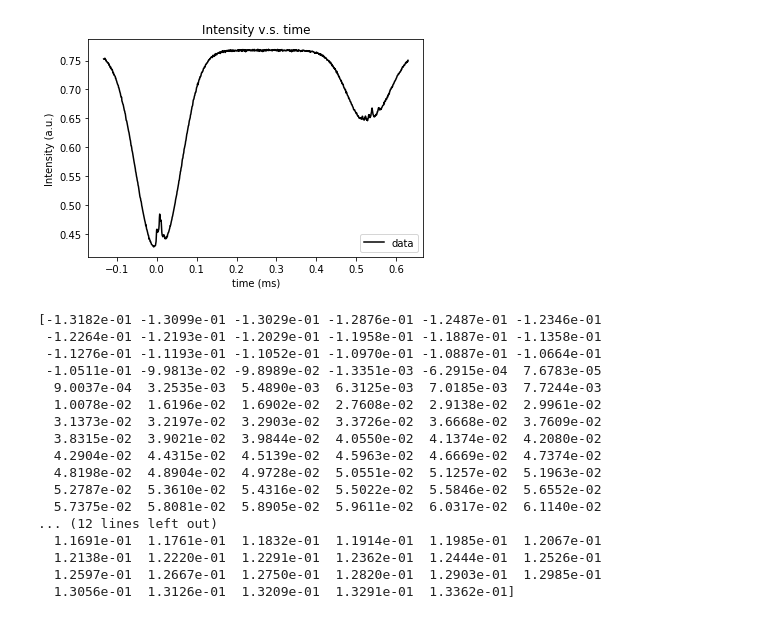
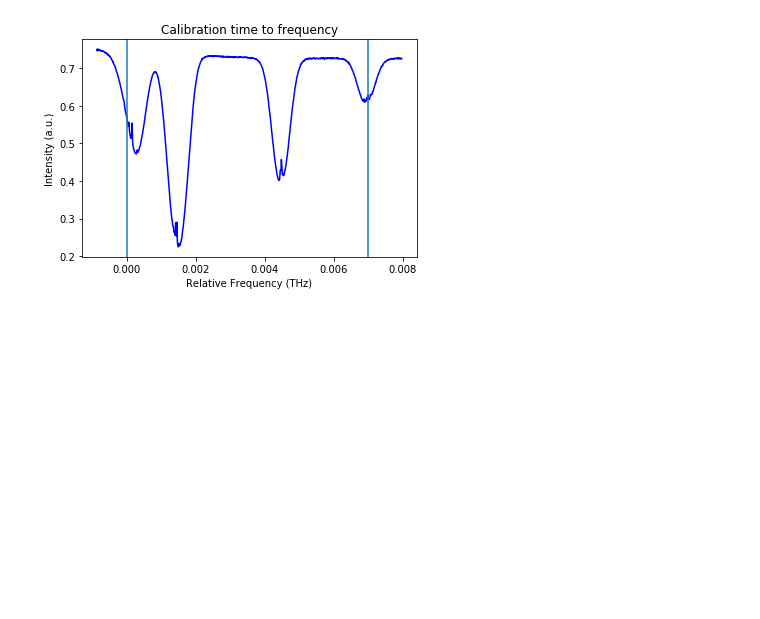
Before and after one commit to anananlyjlyj/physics-FP-Uni-HD, a Jupyter notebook: F20 Magneto-optical Trap/Part I.ipynb, the cells around one changed output. Cells and saved outputs as stored; diff of their text form; code cells hidden in the pictures; blank space fills up the shorter version.

```diff
--- a/F20 Magneto-optical Trap/Part I.ipynb
+++ b/F20 Magneto-optical Trap/Part I.ipynb
@@ -1,43 +0,0 @@
-# %%
-import numpy as np
-import matplotlib.pyplot as plt
-from astropy.modeling import models, fitting
-
-# time, intensity and derivative of intensity
-t,I,I_abl=np.loadtxt('Rb85_F2-Rb87_F1.txt',skiprows=1,usecols=(0,1,2),unpack=True)
-
-# Fit the data using a Gaussian
-g_init = models.Gaussian1D(amplitude=1., mean=0., stddev=1.)
-fit_g = fitting.LevMarLSQFitter()
-t0 = t[0:350]
-I_abl = I_abl[0:350]
-t0 = t[np.where(I_abl < 0)]
-#g = fit_g(g_init, t0, I0)
-
-plt.plot(t, I, color="black", label="data")
-#plt.plot(t0, g(t0), label='Gaussian')
-plt.xlabel("time (ms)")
-plt.ylabel("Intensity (a.u.)")
-plt.title("Intensity v.s. time")
-plt.legend()
-plt.show()
-print(t0)
-# %% [output]
-[figure, removed]
-[-1.3182e-01 -1.3099e-01 -1.3029e-01 -1.2876e-01 -1.2487e-01 -1.2346e-01
- -1.2264e-01 -1.2193e-01 -1.2029e-01 -1.1958e-01 -1.1887e-01 -1.1358e-01
- -1.1276e-01 -1.1193e-01 -1.1052e-01 -1.0970e-01 -1.0887e-01 -1.0664e-01
- -1.0511e-01 -9.9813e-02 -9.8989e-02 -1.3351e-03 -6.2915e-04  7.6783e-05
-  9.0037e-04  3.2535e-03  5.4890e-03  6.3125e-03  7.0185e-03  7.7244e-03
-  1.0078e-02  1.6196e-02  1.6902e-02  2.7608e-02  2.9138e-02  2.9961e-02
-  3.1373e-02  3.2197e-02  3.2903e-02  3.3726e-02  3.6668e-02  3.7609e-02
-  3.8315e-02  3.9021e-02  3.9844e-02  4.0550e-02  4.1374e-02  4.2080e-02
-  4.2904e-02  4.4315e-02  4.5139e-02  4.5963e-02  4.6669e-02  4.7374e-02
-  4.8198e-02  4.8904e-02  4.9728e-02  5.0551e-02  5.1257e-02  5.1963e-02
-  5.2787e-02  5.3610e-02  5.4316e-02  5.5022e-02  5.5846e-02  5.6552e-02
-  5.7375e-02  5.8081e-02  5.8905e-02  5.9611e-02  6.0317e-02  6.1140e-02
-... (12 lines left out)
-  1.1691e-01  1.1761e-01  1.1832e-01  1.1914e-01  1.1985e-01  1.2067e-01
-  1.2138e-01  1.2220e-01  1.2291e-01  1.2362e-01  1.2444e-01  1.2526e-01
-  1.2597e-01  1.2667e-01  1.2750e-01  1.2820e-01  1.2903e-01  1.2985e-01
-  1.3056e-01  1.3126e-01  1.3209e-01  1.3291e-01  1.3362e-01]
@@ -43,0 +7,29 @@ print(t0)
+# %%
+# calibration time and frequency
+# the most distant 2 lines are the transition of Rb87 (left)F=2->F'=1, (right)F=1->F'=2
+left = 1e12*384.23048447-1e6*229.85-1e9*2.56301
+right = 1e12*384.23048447-72.91*1e6+4.27168*1e9
+dif = right - left
+
+# time, intensity and derivative of intensity
+t_all,I_all,I_abl_all=np.loadtxt('All_Peaks.txt',skiprows=1,usecols=(0,1,2),unpack=True)
+
+# find out maxima of curve
+x = sgn.argrelmax(I_all)
+y = t_all[x][np.where(I_all[x] < 0.7)]
+z = I_all[x][np.where(I_all[x] < 0.7)]
+# the left line corresponds to the first maximum, the right line corresponds to the last maximum
+# according to that we can do calibration
+diff = y[-1]-y[0]
+t_all = (dif / diff * (t_all - y[0]) + left)
+
+plt.plot((t_all-left)/1e12, I_all, color="blue", label="data")
+m = ((dif / diff * (y - y[0]) + left)-left)/1e12
+plt.axvline(m[0])
+plt.axvline(m[-1])
+plt.title("Calibration time to frequency")
+plt.xlabel("Relative Frequency (THz)")
+plt.ylabel("Intensity (a.u.)")
+plt.show()
+# %% [output]
+[figure, added]
```
Also changed, not shown: parts of 2 cells of this notebook, 8 other files.
